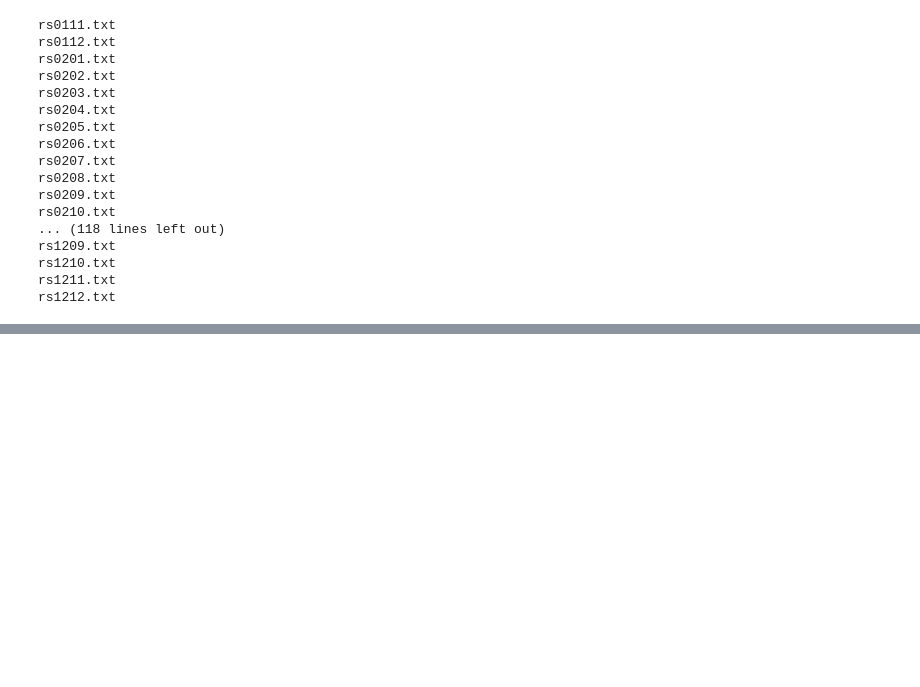
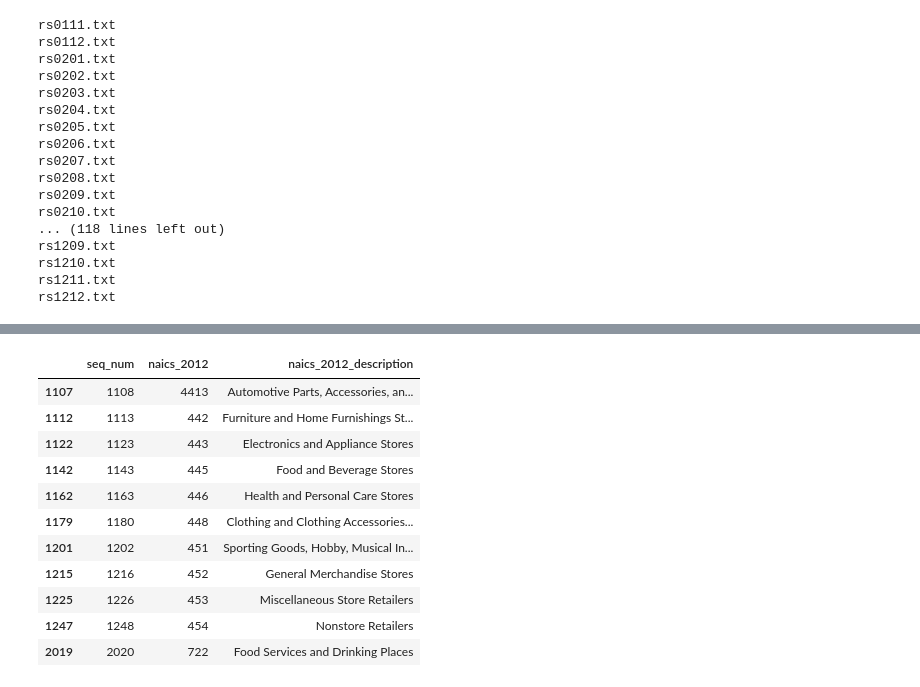
Before and after one commit to numberydan/census_data_helpers, a Jupyter notebook: retail_sales/retail_sales_services.ipynb, the cells around one changed output, grey strips where cells are left out. Cells and saved outputs as stored; diff of their text form; code cells hidden in the pictures; blank space fills up the shorter version.

```diff
--- a/retail_sales/retail_sales_services.ipynb
+++ b/retail_sales/retail_sales_services.ipynb
@@ -459,0 +514,2 @@ final_all_release.to_csv('../cleaned/retail_sales_services/marts/naics_history.c
+# %%
+rsg=['4413','442','443','445','446','448','451','452','453','454','722']
@@ -459,0 +534,15 @@ final_all_release.to_csv('../cleaned/retail_sales_services/marts/naics_history.c
+# %%
+naics_2012[naics_2012['naics_2012'].isin(rsg)]
+# %% [output]
+|  | seq_num | naics_2012 | naics_2012_description |
+| 1107 | 1108 | 4413 | Automotive Parts, Accessories, an... |
+| 1112 | 1113 | 442 | Furniture and Home Furnishings St... |
+| 1122 | 1123 | 443 | Electronics and Appliance Stores |
+| 1142 | 1143 | 445 | Food and Beverage Stores |
+| 1162 | 1163 | 446 | Health and Personal Care Stores |
+| 1179 | 1180 | 448 | Clothing and Clothing Accessories... |
+| 1201 | 1202 | 451 | Sporting Goods, Hobby, Musical In... |
+| 1215 | 1216 | 452 | General Merchandise Stores |
+| 1225 | 1226 | 453 | Miscellaneous Store Retailers |
+| 1247 | 1248 | 454 | Nonstore Retailers |
+| 2019 | 2020 | 722 | Food Services and Drinking Places |
```
Also changed, not shown: parts of 20 cells of this notebook, 1 other file.
